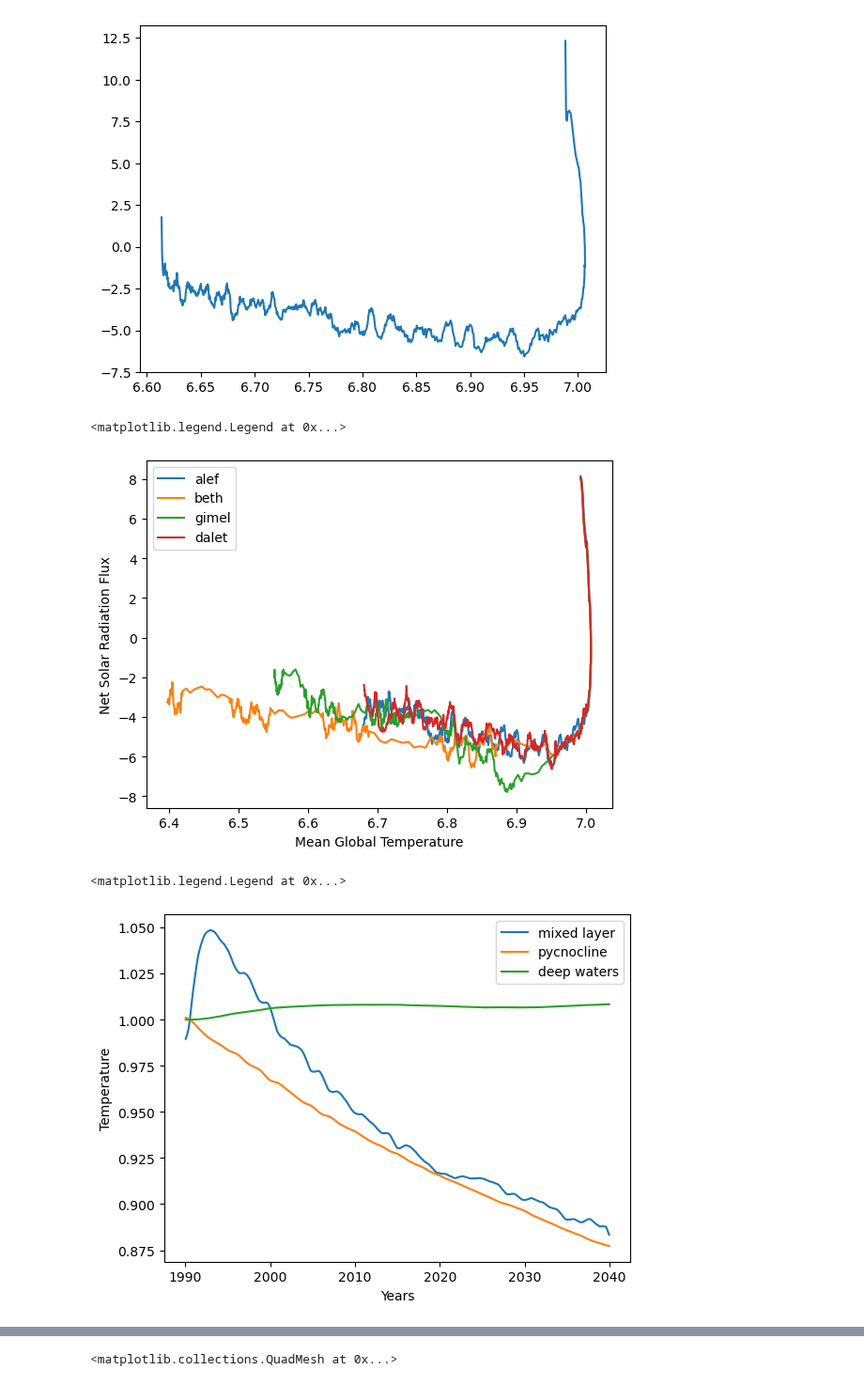
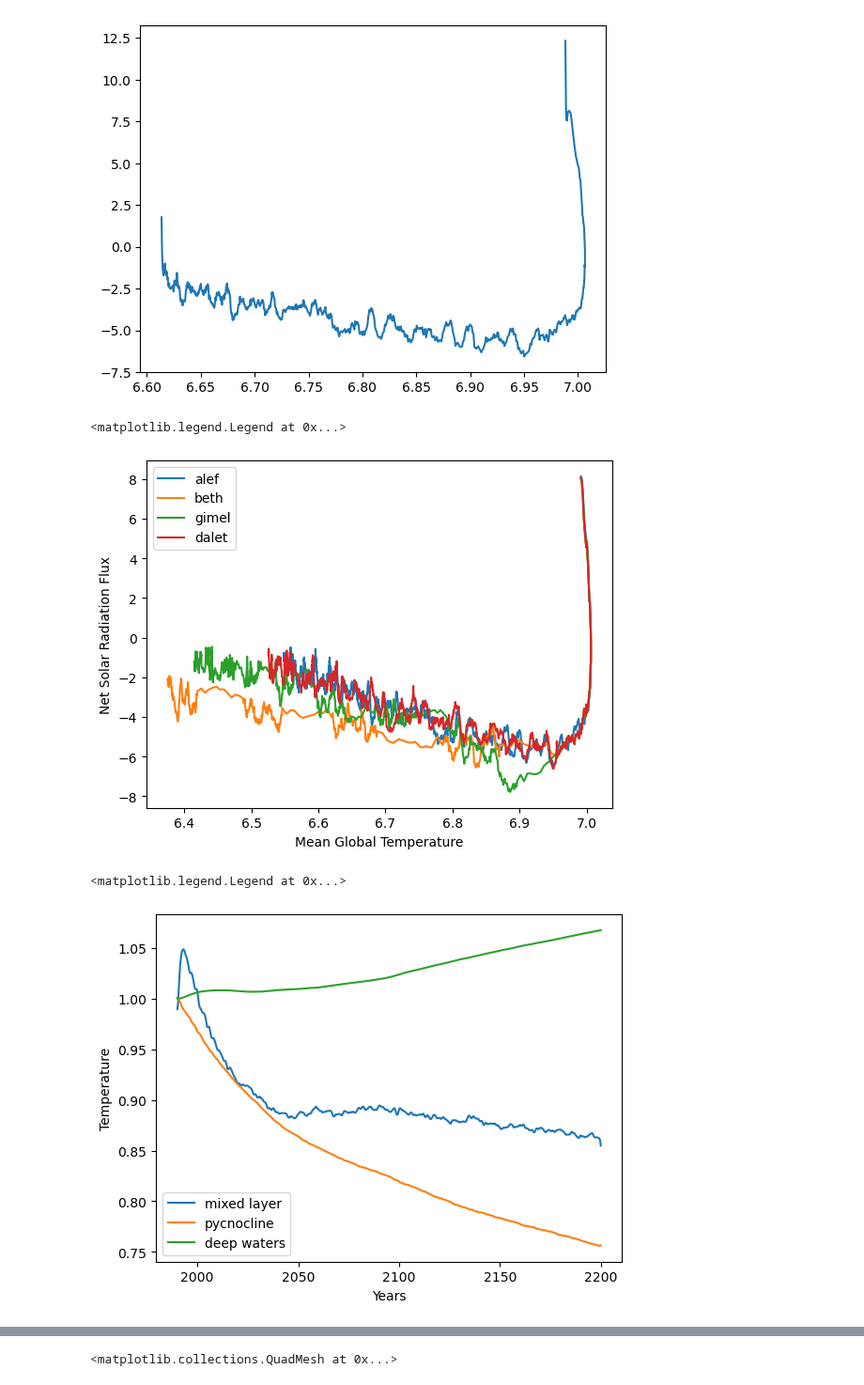
Before and after one commit to asozza/stece, a Jupyter notebook: goat/test_plots.ipynb, the cells around one changed output, grey strips where cells are left out. Shown at 94% size. Drawn from its saved outputs; the diff is of its cells as text; code cells hidden in the pictures.

```diff
--- a/goat/test_plots.ipynb
+++ b/goat/test_plots.ipynb
@@ -92,16 +123,16 @@ gp.gregory_plot_ma3d('alef', 1990, 2050, 'to', 'qt_oce')
 [<matplotlib.lines.Line2D at 0x...>]
 [figure]
 # %%
-gp.gregory_plot_ma3d('alef', 1990, 2035, 'to', 'qt_oce')
-gp.gregory_plot_ma3d('beth', 1990, 2035, 'to', 'qt_oce')
-gp.gregory_plot_ma3d('giml', 1990, 2035, 'to', 'qt_oce')
-gp.gregory_plot_ma3d('dalt', 1990, 2035, 'to', 'qt_oce')
+gp.gregory_plot_ma3d('alef', 1990, 2080, 'to', 'qt_oce')
+gp.gregory_plot_ma3d('beth', 1990, 2080, 'to', 'qt_oce')
+gp.gregory_plot_ma3d('giml', 1990, 2080, 'to', 'qt_oce')
+gp.gregory_plot_ma3d('dalt', 1990, 2080, 'to', 'qt_oce')
 plt.xlabel("Mean Global Temperature")
 plt.ylabel("Net Solar Radiation Flux")
 plt.gca().legend(('alef','beth','gimel','dalet'))
 # %% [output]
 <matplotlib.legend.Legend at 0x...>
-[figure, old version]
+[figure, new version]
 # %%
 gp.gregory_plot_ma3d('alfa', 1990, 2100, 'to', 'qt_oce')
 gp.gregory_plot_ma3d('alef', 1990, 2100, 'to', 'qt_oce')
@@ -114,13 +145,13 @@ ave = gm.ave_T('alef', 1990, 'to')
 # %%
 ave0 = gm.ave_T_sub('alef', 1990, 'to', 0, 9)
 ave1 = gm.ave_T_sub('alef', 1990, 'to', 10, 20)
 ave2 = gm.ave_T_sub('alef', 1990, 'to', 21, 30)
-gp.plot_ts_ma3d_sub('alef', 1990, 2040, 'to', 0, 9, ave0)
-gp.plot_ts_ma3d_sub('alef', 1990, 2040, 'to', 10, 20, ave1)
-gp.plot_ts_ma3d_sub('alef', 1990, 2040, 'to', 21, 30, ave2)
+gp.plot_ts_ma3d_sub('alef', 1990, 2200, 'to', 0, 9, ave0)
+gp.plot_ts_ma3d_sub('alef', 1990, 2200, 'to', 10, 20, ave1)
+gp.plot_ts_ma3d_sub('alef', 1990, 2200, 'to', 21, 30, ave2)
 plt.ylabel("Temperature")
 plt.xlabel("Years")
 plt.gca().legend(('mixed layer','pycnocline','deep waters'))
 # %% [output]
 <matplotlib.legend.Legend at 0x...>
-[figure, old version]
+[figure, new version]
```
Also changed, not shown: parts of 22 cells of this notebook, 27 other files.
